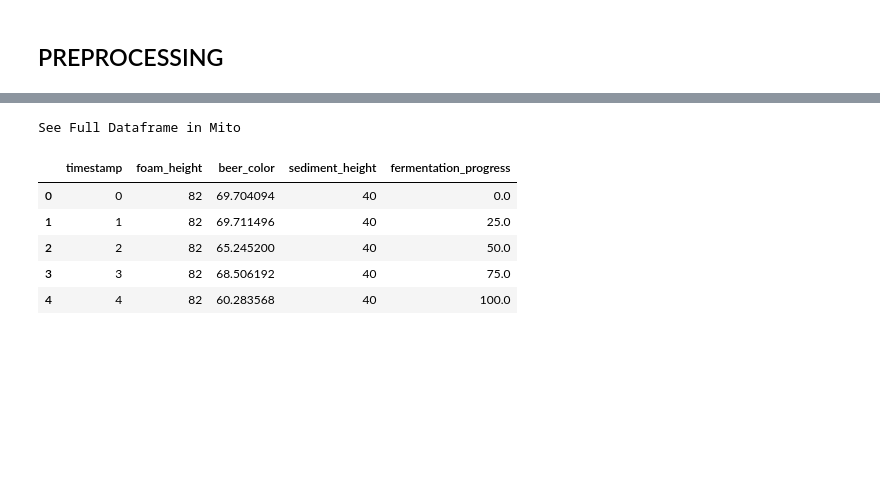
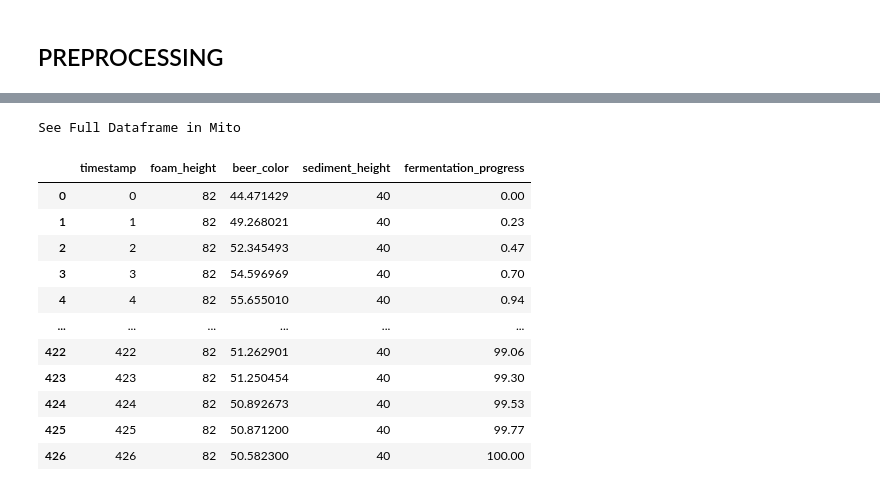
Before and after one commit to Thesis23/Notebook, a Jupyter notebook: BeerImageProcessing.ipynb, the cells around one changed output, grey strips where cells are left out. Cells and saved outputs as stored; diff of their text form; code cells hidden in the pictures; blank space fills up the shorter version.

```diff
--- a/BeerImageProcessing.ipynb
+++ b/BeerImageProcessing.ipynb
@@ -165,15 +165,22 @@ for i in range(len(image_paths)):
     fermentation_progress.append(round((100 / (len(image_paths) - 1)) * i, 2))
 
 df["fermentation_progress"] = fermentation_progress
-df.head()
-# %% [output]
-See Full Dataframe in Mito
-|  | timestamp | foam_height | beer_color | sediment_height | fermentation_progress |
-| 0 | 0 | 82 | 69.704094 | 40 | 0.0 |
-| 1 | 1 | 82 | 69.711496 | 40 | 25.0 |
-| 2 | 2 | 82 | 65.245200 | 40 | 50.0 |
-| 3 | 3 | 82 | 68.506192 | 40 | 75.0 |
-| 4 | 4 | 82 | 60.283568 | 40 | 100.0 |
+# %%
+df
+# %% [output]
+See Full Dataframe in Mito
+|  | timestamp | foam_height | beer_color | sediment_height | fermentation_progress |
+| 0 | 0 | 82 | 44.471429 | 40 | 0.00 |
+| 1 | 1 | 82 | 49.268021 | 40 | 0.23 |
+| 2 | 2 | 82 | 52.345493 | 40 | 0.47 |
+| 3 | 3 | 82 | 54.596969 | 40 | 0.70 |
+| 4 | 4 | 82 | 55.655010 | 40 | 0.94 |
+| ... | ... | ... | ... | ... | ... |
+| 422 | 422 | 82 | 51.262901 | 40 | 99.06 |
+| 423 | 423 | 82 | 51.250454 | 40 | 99.30 |
+| 424 | 424 | 82 | 50.892673 | 40 | 99.53 |
+| 425 | 425 | 82 | 50.871200 | 40 | 99.77 |
+| 426 | 426 | 82 | 50.582300 | 40 | 100.00 |
 # %%
 # Define input and output columns
 input_columns = ["foam_height", "beer_color", "sediment_height"]
```
Also changed, not shown: parts of 5 cells of this notebook.
